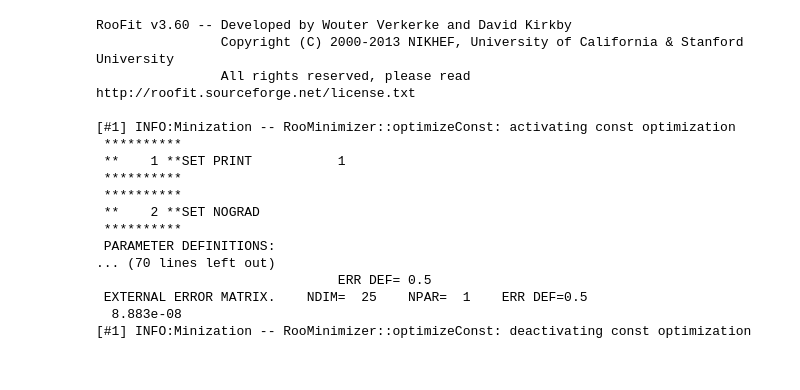
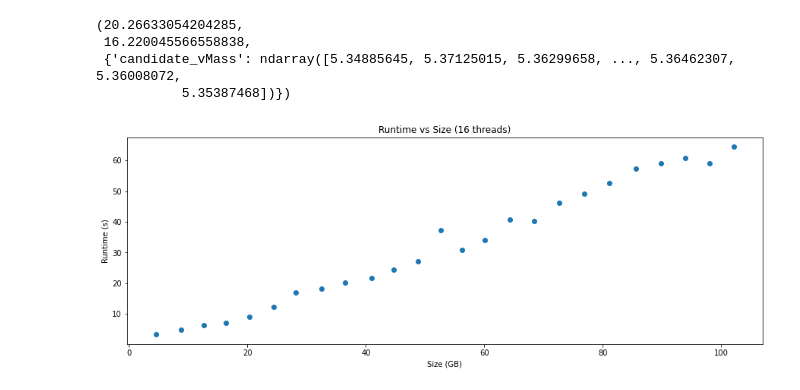
Before and after one commit to bucket420/DOE-INFN-2022, a Jupyter notebook: rdataframe.ipynb, the cells around one changed output. Drawn from its saved outputs; the diff is of its cells as text; code cells hidden in the pictures.

```diff
--- a/rdataframe.ipynb
+++ b/rdataframe.ipynb
@@ -85,20 +34,0 @@ True
-# %%
-ROOT.fit()
-# %% [output]
-RooFit v3.60 -- Developed by Wouter Verkerke and David Kirkby
-                Copyright (C) 2000-2013 NIKHEF, University of California & Stanford University
-                All rights reserved, please read http://roofit.sourceforge.net/license.txt
-
-[#1] INFO:Minization -- RooMinimizer::optimizeConst: activating const optimization
- **********
- **    1 **SET PRINT           1
- **********
- **********
- **    2 **SET NOGRAD
- **********
- PARAMETER DEFINITIONS:
-... (70 lines left out)
-                               ERR DEF= 0.5
- EXTERNAL ERROR MATRIX.    NDIM=  25    NPAR=  1    ERR DEF=0.5
-  8.883e-08
-[#1] INFO:Minization -- RooMinimizer::optimizeConst: deactivating const optimization
@@ -104,0 +40,2 @@ RooFit v3.60 -- Developed by Wouter Verkerke and David Kirkby
+# %%
+path = "../merged/"
@@ -104,0 +75,18 @@ RooFit v3.60 -- Developed by Wouter Verkerke and David Kirkby
+# %%
+performance_measure(path, 10, 16)
+# %% [output]
+(20.26633054204285,
+ 16.220045566558838,
+ {'candidate_vMass': ndarray([5.34885645, 5.37125015, 5.36299658, ..., 5.36462307, 5.36008072,
+           5.35387468])})
+# %%
+def runtime_vs_size(path, num_threads, max_files, step):
+    i = step
+    x = []
+    y = []
+    while i <= max_files:
+        size, runtime, _ = performance_measure(path, i, num_threads)
+        x.append(size)
+        y.append(runtime)
+        i += step
+    return x, y
@@ -104,0 +104,17 @@ RooFit v3.60 -- Developed by Wouter Verkerke and David Kirkby
+# %%
+x, y = runtime_vs_size(path, 16, 50, 2)
+
+plt.figure(figsize = (15, 5))
+plt.title('Runtime vs Size (16 threads)')
+plt.xlabel('Size (GB)')
+plt.ylabel('Runtime (s)')
+plt.scatter(x, y)
+plt.savefig('figures/runtime_vs_size_16_50_2.png', bbox_inches='tight')
+
+with open('figures/runtime_vs_size_16_50_2.txt', 'w') as f:
+    f.write('Size: ')
+    f.write(str(x) + '\n')
+    f.write('Runtime: ')
+    f.write(str(y))
+# %% [output]
+[figure, added]
```
Also changed, not shown: parts of 15 cells of this notebook, 1 other file.
